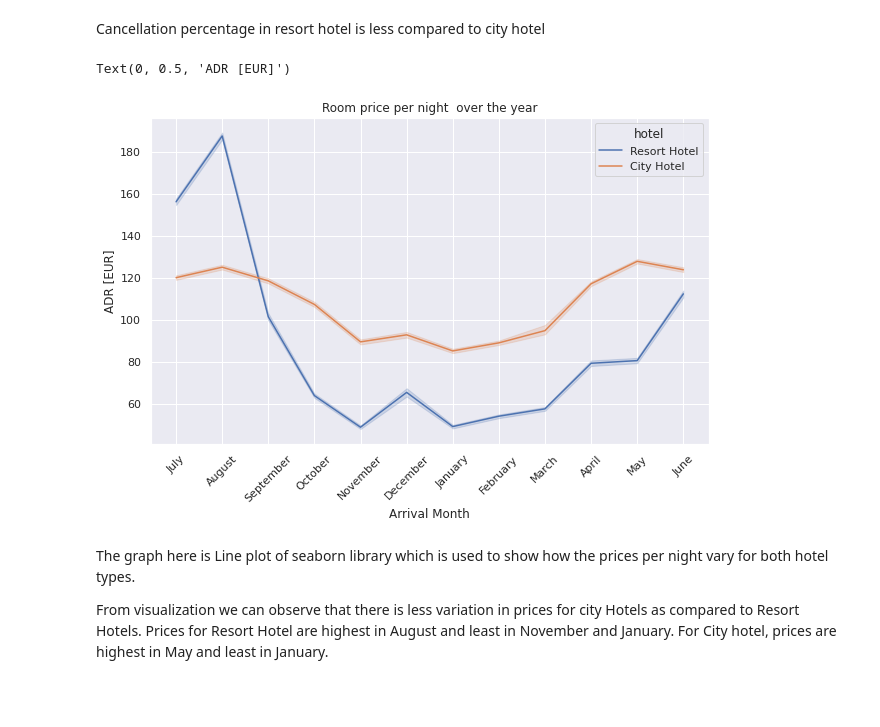
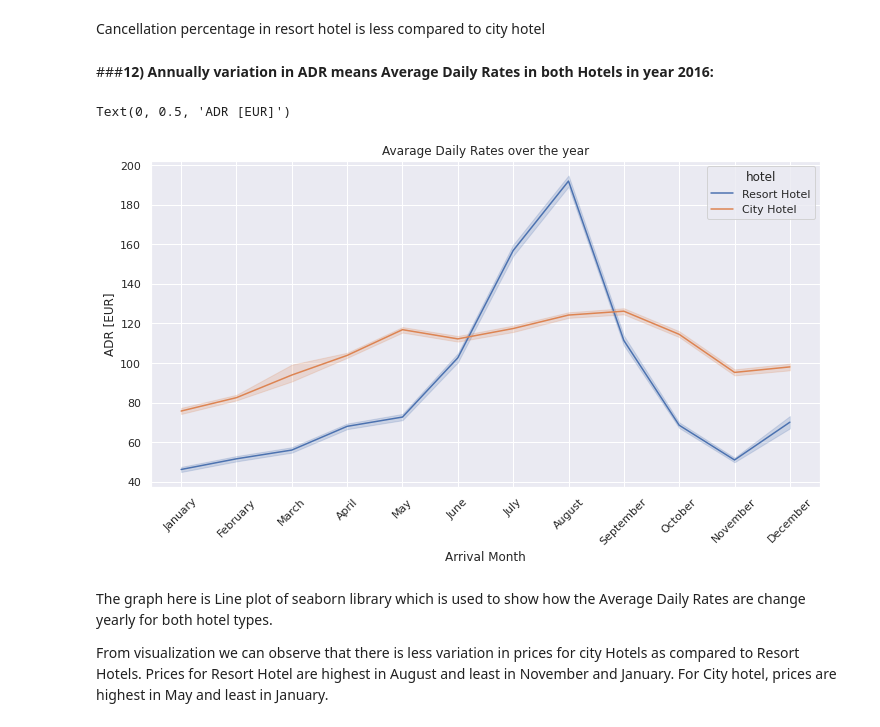
Before and after one commit to ErSangram/Capstone_01_Hotel_Booking_Analysis_EDA., a Jupyter notebook: EDA_project.ipynb, the cells around one changed output. Drawn from its saved outputs; the diff is of its cells as text; code cells hidden in the pictures; blank space fills up the shorter version.

Commit message:
Create some visualizations

```diff
--- a/EDA_project.ipynb
+++ b/EDA_project.ipynb
@@ -443,18 +441,20 @@ plt.show()
 [figure]
 # %% [markdown]
 Cancellation percentage in resort hotel is less compared to city hotel
+# %% [markdown]
+###**12) Annually variation in ADR means Average Daily Rates in both Hotels in year 2016:**
 # %%
-plt.figure(figsize=(10,6))
-sns.lineplot(x = "arrival_date_month", y="adr", hue="hotel", data=data)
-plt.title("Room price per night  over the year")
+plt.figure(figsize=(12,6))
+sns.lineplot(x = "arrival_date_month", y="adr", hue="hotel", data= df_2016)
+plt.title("Avarage Daily Rates over the year")
 plt.xlabel("Arrival Month")
 plt.xticks(rotation=45)
 plt.ylabel("ADR [EUR]")
 # plt.show()
 # %% [output]
 Text(0, 0.5, 'ADR [EUR]')
-[figure, old version]
+[figure, new version]
 # %% [markdown]
-The graph here is Line plot of seaborn library which is used to show how the prices per night vary for both hotel types.
+The graph here is Line plot of seaborn library which is used to show how the Average Daily Rates are change yearly for both hotel types.
 
 From visualization we can observe that there is less variation in prices for city Hotels as compared to Resort Hotels. Prices for Resort Hotel are highest in August and least in November and January. For City hotel, prices are highest in May and least in January.
```
Also changed, not shown: parts of 7 cells of this notebook.
